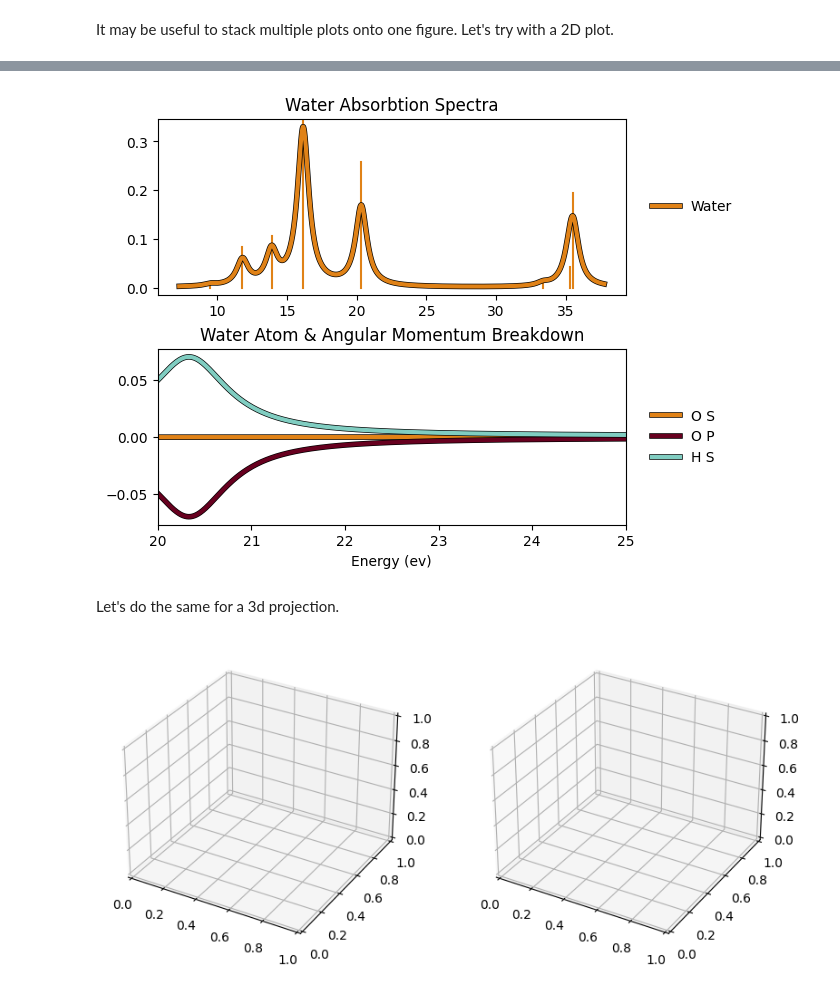
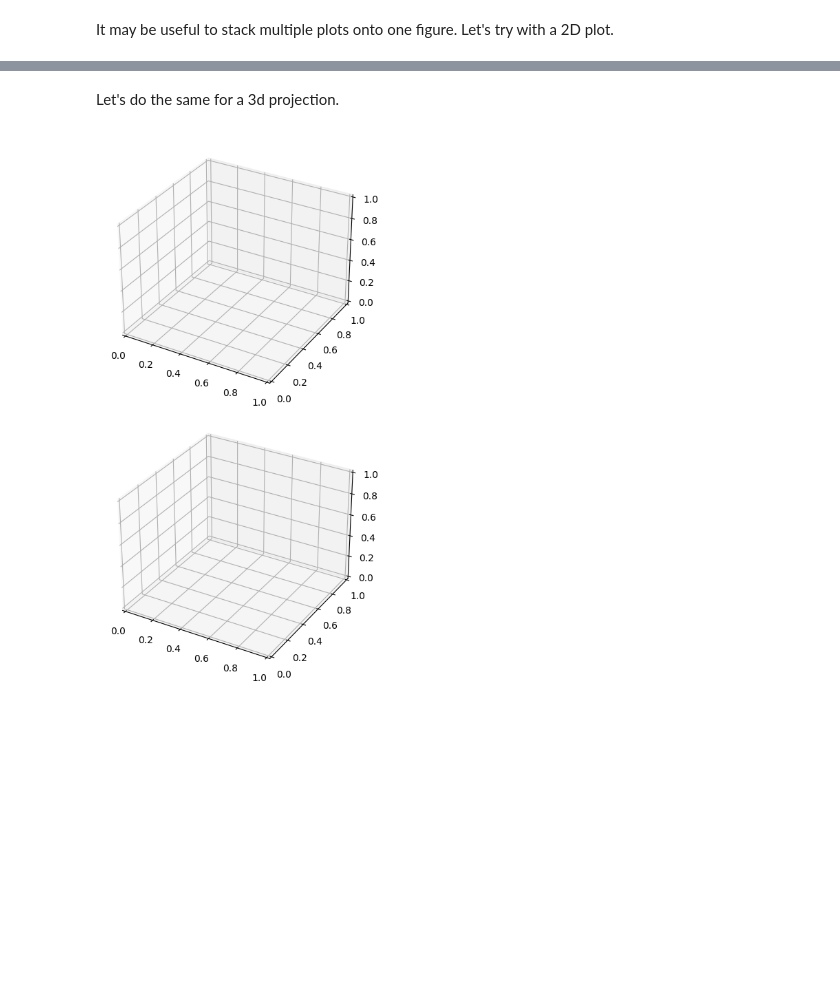
Before and after one commit to xsligroup/fasma_retro, a Jupyter notebook: transition_analysis_example.ipynb, the cells around one changed output, grey strips where cells are left out. Cells and saved outputs as stored; diff of their text form; code cells hidden in the pictures; blank space fills up the shorter version.

```diff
--- a/transition_analysis_example.ipynb
+++ b/transition_analysis_example.ipynb
@@ -336,16 +345,7 @@ plotter.define_axis(title="Water Absorbtion Spectra", xlabel=None,ylabel=None, a
-# %%
-plotter.plot(spectra=absorption_dict, ax=axis2d[0], sticks=True, show=False)
-plotter.define_axis(title="Water Atom & Angular Momentum Breakdown", ylabel=None, ax=axis2d[1])
-plotter.plot(spectra=subshell_breakdown_dict, ax=axis2d[1], xlim=(20, 25), sticks=False, show=False)
-figure2d
-# %% [output]
-[figure, removed]
 # %% [markdown]
 Let's do the same for a 3d projection.
-# %%
-fig3d = plt.figure(figsize=plt.figaspect(0.5))
-ax1 = fig3d.add_subplot(1, 2, 1, projection='3d')
-ax2 = fig3d.add_subplot(1, 2, 2, projection='3d')
-# %% [output]
-[figure, removed]
+# %%
+figure3d, axis3d = plt.subplots(nrows=2, ncols=1, subplot_kw=dict(projection="3d"), figsize=(8,8), constrained_layout=True)
+# %% [output]
+[figure, added]
 # %%
```
Also changed, not shown: parts of 16 cells of this notebook, 1 other file.
